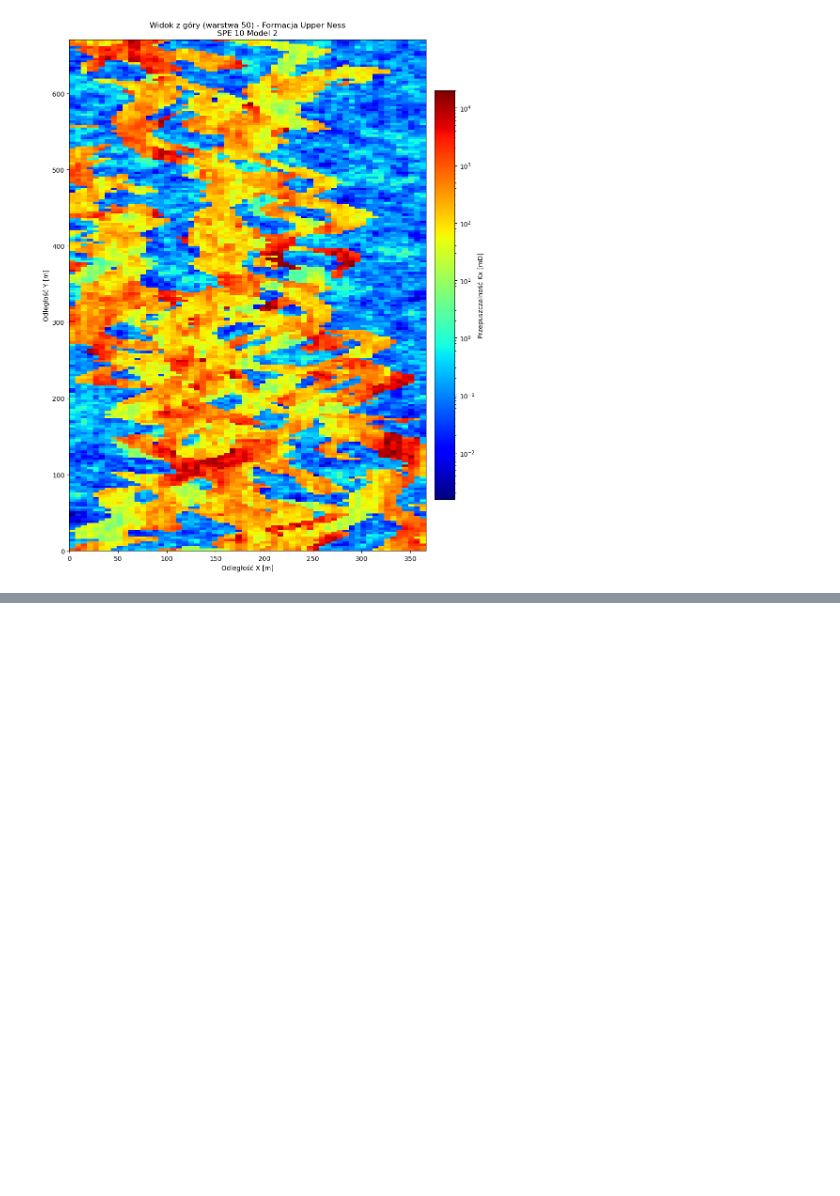
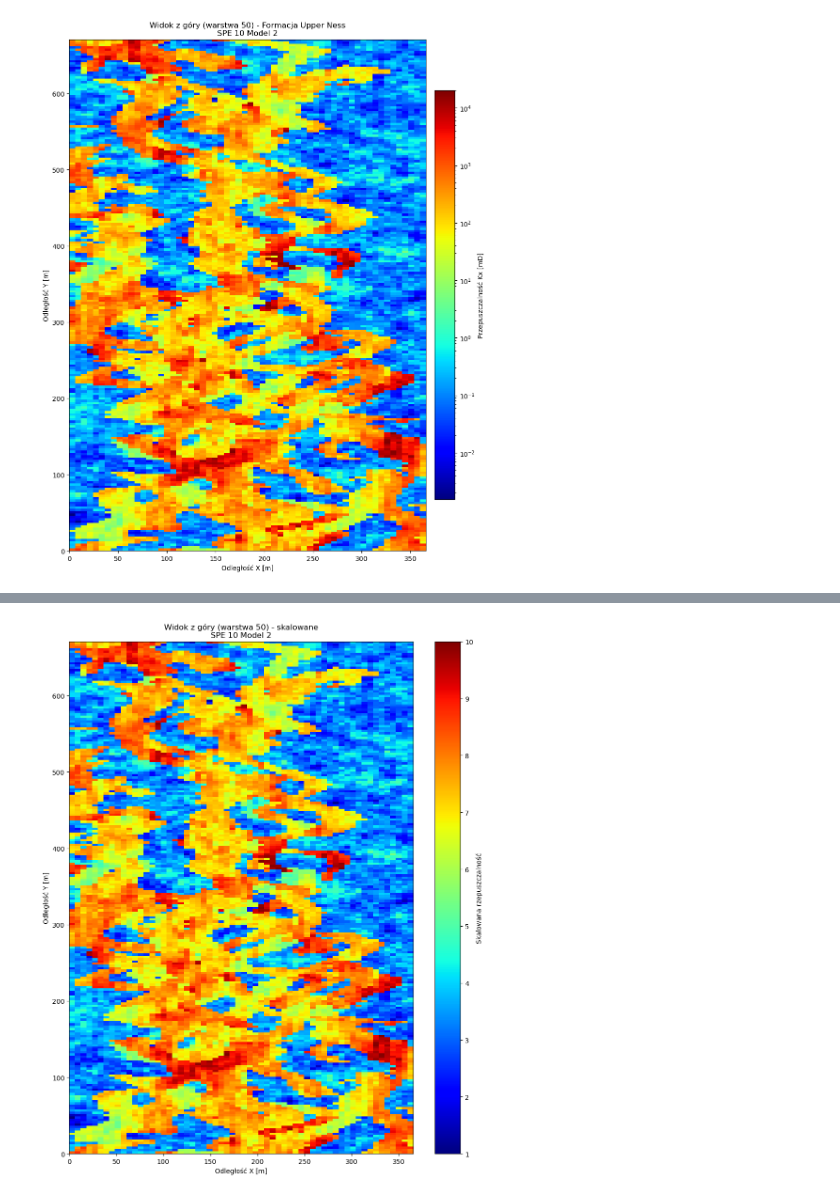
Before and after one commit to Kamicia8/pinn_oil_extr_sim, a Jupyter notebook: spe_data.ipynb, the cells around one changed output, grey strips where cells are left out. Drawn from its saved outputs; the diff is of its cells as text; code cells hidden in the pictures; blank space fills up the shorter version.

```diff
--- a/spe_data.ipynb
+++ b/spe_data.ipynb
@@ -132,0 +167,36 @@ except Exception as e:
+# %%
+try:
+    raw_data = np.fromfile(PATH, sep=' ')
+
+    kx_all = raw_data[0 : NX*NY*NZ]
+
+    kx_3d = kx_all.reshape((NZ, NY, NX))
+
+    layer_idx = 50
+    kq_slice = kx_3d[layer_idx, :, :]
+
+    log_kq = np.log10(kq_slice + 1e-6) #dodajemy małą wartość, żeby nie było log(0)
+    l_min, l_max = log_kq.min(), log_kq.max()
+
+    kq_scaled = (log_kq - l_min) / (l_max - l_min) * (10.0 - 1.0) + 1.0
+
+    plt.figure(figsize=(10, 12))
+
+    img = plt.imshow(kq_scaled,
+                     cmap='jet',
+                     extent=[0, width_m, 0, height_m],
+                     origin='lower',
+                     aspect='auto')
+
+    plt.colorbar(img, label='Skalowana rzepuszczalność')
+    plt.title(f'Widok z góry (warstwa {layer_idx}) - skalowane\nSPE 10 Model 2')
+    plt.xlabel('Odległość X [m]')
+    plt.ylabel('Odległość Y [m]')
+
+    plt.tight_layout()
+    plt.show()
+
+except Exception as e:
+    print(f"Wystąpił błąd: {e}")
+# %% [output]
+[figure, added]
```
Also changed, not shown: parts of 1 cell of this notebook, 6 other files.
